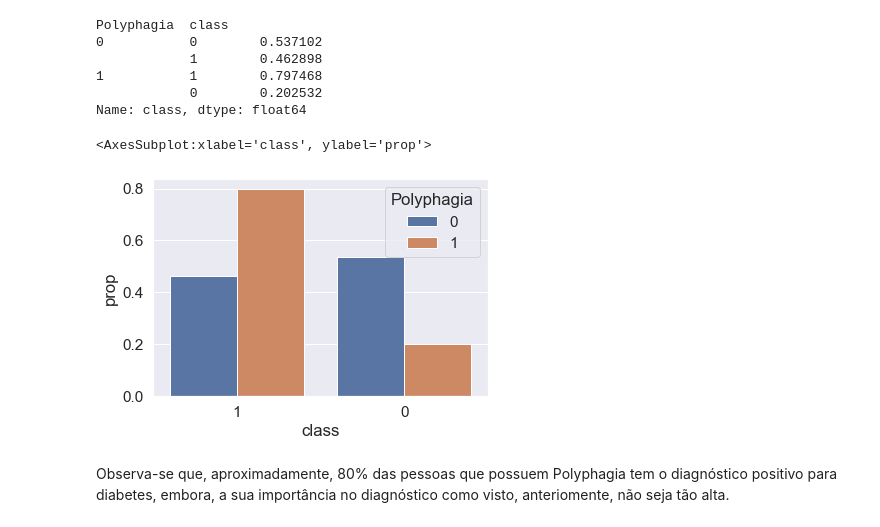
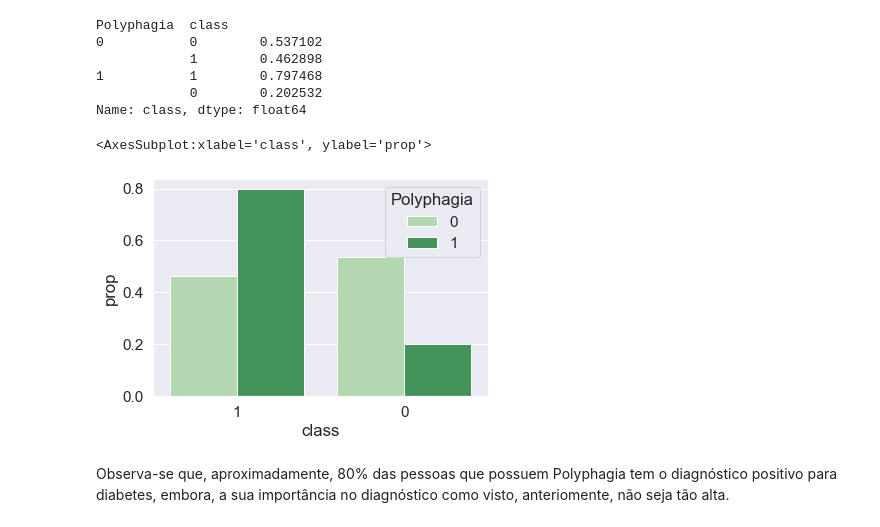
Before and after one commit to igorss77/diabetes_project, a Jupyter notebook: notebooks/diabetes_project.ipynb, the cells around one changed output. Saved outputs shown, nothing was run; the diff lists cells and outputs as text; code cells hidden in the pictures.

```diff
--- a/notebooks/diabetes_project.ipynb
+++ b/notebooks/diabetes_project.ipynb
@@ -314,14 +333,14 @@ Name: class, dtype: float64
 # %%
 prop_df = (df2['class']
            .groupby(df2['Polyphagia'])
            .value_counts(normalize=True)
            .rename('prop')
            .reset_index())
 
-sns.barplot(x='class', y='prop', hue='Polyphagia', data=prop_df,order=df2['class'].value_counts().index)
+sns.barplot(x='class', y='prop', hue='Polyphagia', data=prop_df,order=df2['class'].value_counts().index,palette="Greens")
 # %% [output]
 <AxesSubplot:xlabel='class', ylabel='prop'>
-[figure, old version]
+[figure, new version]
 # %% [markdown]
 Observa-se que, aproximadamente, 80% das pessoas que possuem Polyphagia tem o diagnóstico positivo para diabetes, embora, a sua importância no diagnóstico como visto, anteriomente, não seja tão alta.
 # %% [markdown]
```
Also changed, not shown: parts of 9 cells of this notebook, 4 other files.
